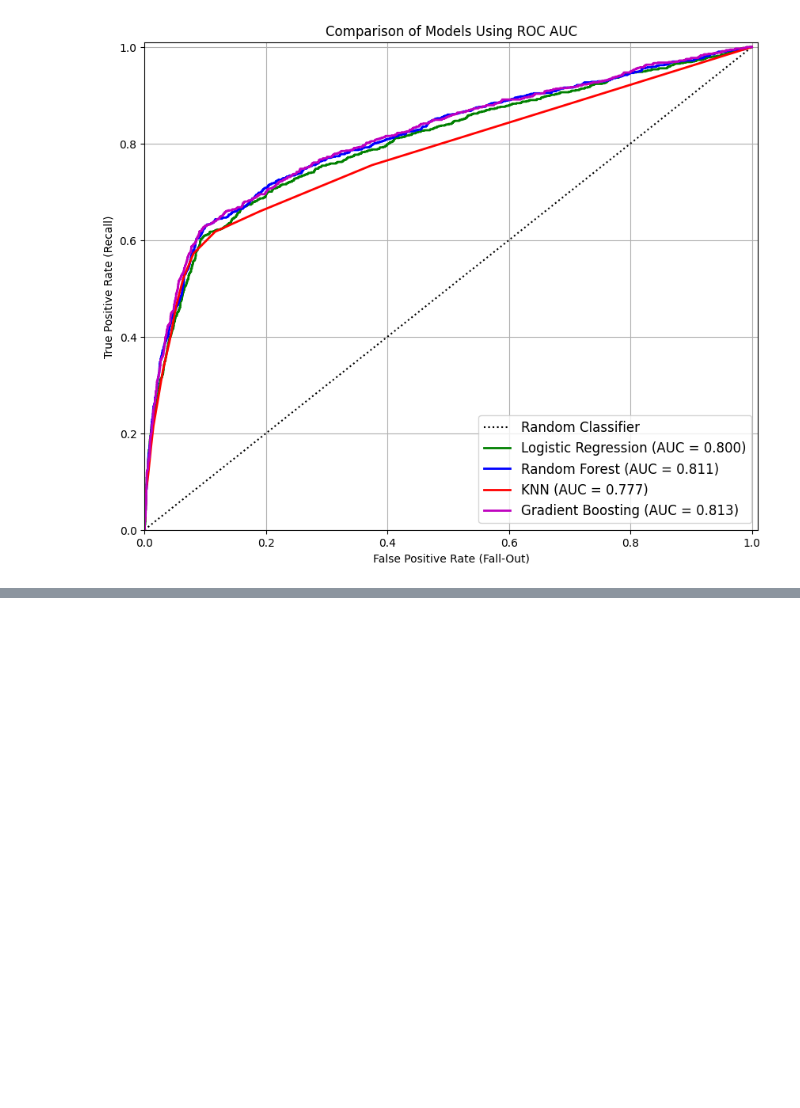
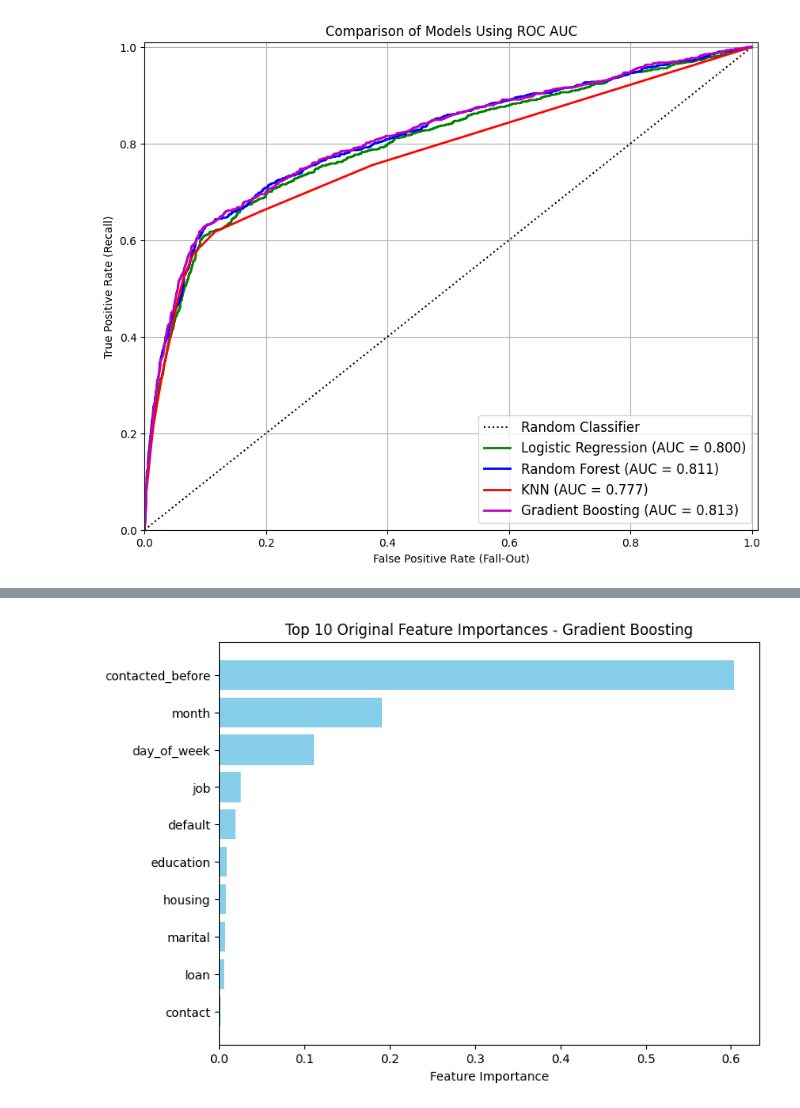
Before and after one commit to elen-ladder/MADS_Bank_Telemarketing, a Jupyter notebook: BankMarketing_Shared.ipynb, the cells around one changed output, grey strips where cells are left out. Saved outputs shown, nothing was run; the diff lists cells and outputs as text; code cells hidden in the pictures; blank space fills up the shorter version.

```diff
--- a/BankMarketing_Shared.ipynb
+++ b/BankMarketing_Shared.ipynb
@@ -1472,0 +1597,46 @@ plt.show()
+# %%
+# Feature Importance for Gradient Boosting Classifier
+
+# assuming gb_be is the trained Gradient Boosting pipeline to get feature importances
+
+importances = make_pipeline.named_steps['gradientboostingclassifier'].feature_importances_
+feature_names = X_train.columns
+
+# Get transformed feature names
+ohe = make_pipeline.named_steps['columntransformer'].named_transformers_['cat']
+cat_features_transformed = ohe.get_feature_names_out(cat_features)
+feature_names = list(num_features) + list(cat_features_transformed)
+
+importances = make_pipeline.named_steps['gradientboostingclassifier'].feature_importances_
+fi_df = pd.DataFrame({
+    'Feature': feature_names,
+    'Importance': importances
+})
+
+# Mapping: original feature → all its one-hot columns
+original_feature_importance = {}
+
+for orig_feat in cat_features + num_features:
+    if orig_feat in num_features:
+        # Numeric features are single columns
+        original_feature_importance[orig_feat] = fi_df[fi_df['Feature'] == orig_feat]['Importance'].values[0]
+    else:
+        # Categorical: sum all one-hot importances
+        mask = fi_df['Feature'].str.startswith(orig_feat + "_")
+        original_feature_importance[orig_feat] = fi_df[mask]['Importance'].sum()
+
+        orig_fi_df = pd.DataFrame({
+    'Feature': list(original_feature_importance.keys()),
+    'Importance': list(original_feature_importance.values())
+}).sort_values(by='Importance', ascending=False)
+
+# Plot top 10 original features
+top10 = orig_fi_df.head(10)
+plt.figure(figsize=(8,6))
+plt.barh(top10['Feature'], top10['Importance'], color='skyblue')
+plt.gca().invert_yaxis()
+plt.xlabel('Feature Importance')
+plt.title('Top 10 Original Feature Importances - Gradient Boosting')
+plt.show()
+# %% [output]
+[figure, added]
```
Also changed, not shown: parts of 12 cells of this notebook.
